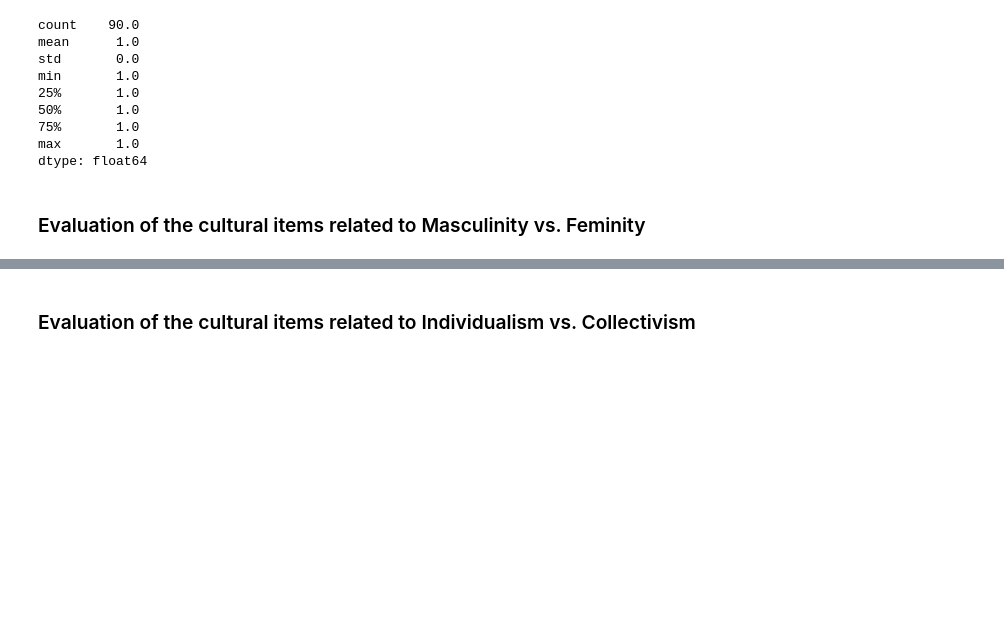
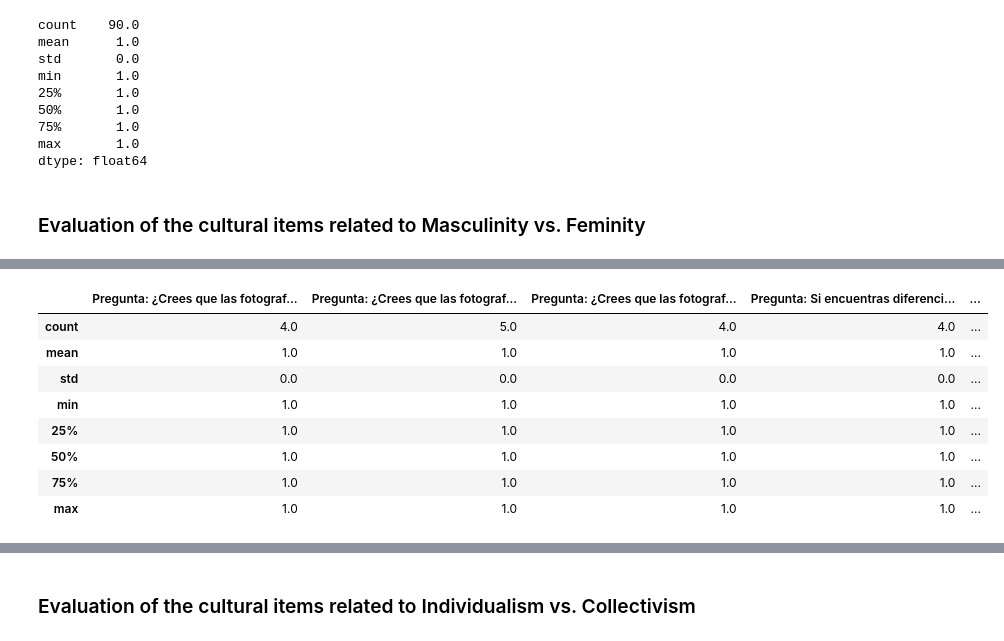
Before and after one commit to felicidadgsanchez/experts-evaluation-2018Questionnaire, a Jupyter notebook: Experts evaluation - Questionnaire 2018.ipynb, the cells around one changed output, grey strips where cells are left out. Drawn from its saved outputs; the diff is of its cells as text; code cells hidden in the pictures; blank space fills up the shorter version.

Commit message:
Minor fixes in cultural-related calculations
Co-authored-by: Felicidad García-Sánchez <felicidadgsanchez@usal.es>

```diff
--- a/Experts evaluation - Questionnaire 2018.ipynb
+++ b/Experts evaluation - Questionnaire 2018.ipynb
@@ -1180,0 +1042,74 @@ dtype: float64
+# %%
+'''
+Pregunta: ¿Crees que las fotografías hechas por hombres son diferentes a las que hacen las mujeres?  Posibles valores de respuesta:  Sí 	No [Pertinente]: 0
+Pregunta: ¿Crees que las fotografías hechas por hombres son diferentes a las que hacen las mujeres?  Posibles valores de respuesta:  Sí 	No [Clara]: 0
+Pregunta: ¿Crees que las fotografías hechas por hombres son diferentes a las que hacen las mujeres?  Posibles valores de respuesta:  Sí 	No [Relevante]: 0
+
+Pregunta: Si encuentras diferencias escribe cuales.  Posibles valores de respuesta: Respuesta abierta [Pertinente]: 0
+Pregunta: Si encuentras diferencias escribe cuales.  Posibles valores de respuesta: Respuesta abierta [Clara]: 0
+Pregunta: Si encuentras diferencias escribe cuales.  Posibles valores de respuesta: Respuesta abierta [Relevante]: 0
+
+Pregunta: ¿Crees que en la creación de imágenes trabajan más mujeres u hombres?  Posibles valores de respuesta:   	Más mujeres que hombres 	 	 	Más hombres que mujeres. 	 	 	Los dos por igual  	  [Pertinente]: 0
+Pregunta: ¿Crees que en la creación de imágenes trabajan más mujeres u hombres?  Posibles valores de respuesta:   	Más mujeres que hombres 	 	 	Más hombres que mujeres. 	 	 	Los dos por igual  	  [Clara]: 0
+Pregunta: ¿Crees que en la creación de imágenes trabajan más mujeres u hombres?  Posibles valores de respuesta:   	Más mujeres que hombres 	 	 	Más hombres que mujeres. 	 	 	Los dos por igual  	  [Relevante]: 0
+
+Pregunta: ¿Conoces autores/as que trabajen haciendo fotografías?  Posibles valores de respuesta:   	Sí 	 	 	No [Pertinente]: 0
+Pregunta: ¿Conoces autores/as que trabajen haciendo fotografías?  Posibles valores de respuesta:   	Sí 	 	 	No [Clara]: 0
+Pregunta: ¿Conoces autores/as que trabajen haciendo fotografías?  Posibles valores de respuesta:   	Sí 	 	 	No [Relevante]: 0
+
+Pregunta: Pon un ejemplo  Posibles valores de respuesta: Respuesta abierta [Pertinente]: 0
+Pregunta: Pon un ejemplo  Posibles valores de respuesta: Respuesta abierta [Clara]: 0
+Pregunta: Pon un ejemplo  Posibles valores de respuesta: Respuesta abierta [Relevante]: 0
+'''
+
+# Masculinity vs feminity
+
+print("'Masculinity vs feminity' items")
+
+columns_MascFem = [189,190,191,
+                   192,193,194,
+                   195,196,197,
+                   198,199,200,
+                   201,202,203
+                  ]
+
+columns_MascFem_Pertinence = [189,
+                              192,
+                              195,
+                              198,
+                              201
+                             ]
+
+columns_MascFem_Clarity = [190,
+                           193,
+                           196,
+                           199,
+                           202
+                          ]
+
+columns_MascFem_Relevance = [191,
+                             194,
+                             197,
+                             200,
+                             203
+                            ]
+
+print('Describing all the responses separately')
+
+display(eResponsesNum.iloc[:,columns_MascFem].describe())
+
+print('Describing all the responses related to pertinence within this construct')
+
+display(eResponsesNum.iloc[:,columns_MascFem_Pertinence].stack().describe())
+
+print('Describing all the responses related to clarity within this construct')
+
+display(eResponsesNum.iloc[:,columns_MascFem_Clarity].stack().describe())
+
+print('Describing all the responses related to relevance within this construct')
+
+display(eResponsesNum.iloc[:,columns_MascFem_Relevance].stack().describe())
+
+print('Describing all the overal evaluation of this construct')
+display(eResponsesNum.iloc[:,columns_MascFem].stack().describe())
+# %% [output]
@@ -1180,0 +1118,9 @@ dtype: float64
+|  | Pregunta: ¿Crees que las fotograf... | Pregunta: ¿Crees que las fotograf... | Pregunta: ¿Crees que las fotograf... | Pregunta: Si encuentras diferenci... | ... |
+| count | 4.0 | 5.0 | 4.0 | 4.0 | ... |
+| mean | 1.0 | 1.0 | 1.0 | 1.0 | ... |
+| std | 0.0 | 0.0 | 0.0 | 0.0 | ... |
+| min | 1.0 | 1.0 | 1.0 | 1.0 | ... |
+| 25% | 1.0 | 1.0 | 1.0 | 1.0 | ... |
+| 50% | 1.0 | 1.0 | 1.0 | 1.0 | ... |
+| 75% | 1.0 | 1.0 | 1.0 | 1.0 | ... |
+| max | 1.0 | 1.0 | 1.0 | 1.0 | ... |
```
Also changed, not shown: parts of 7 cells of this notebook.
